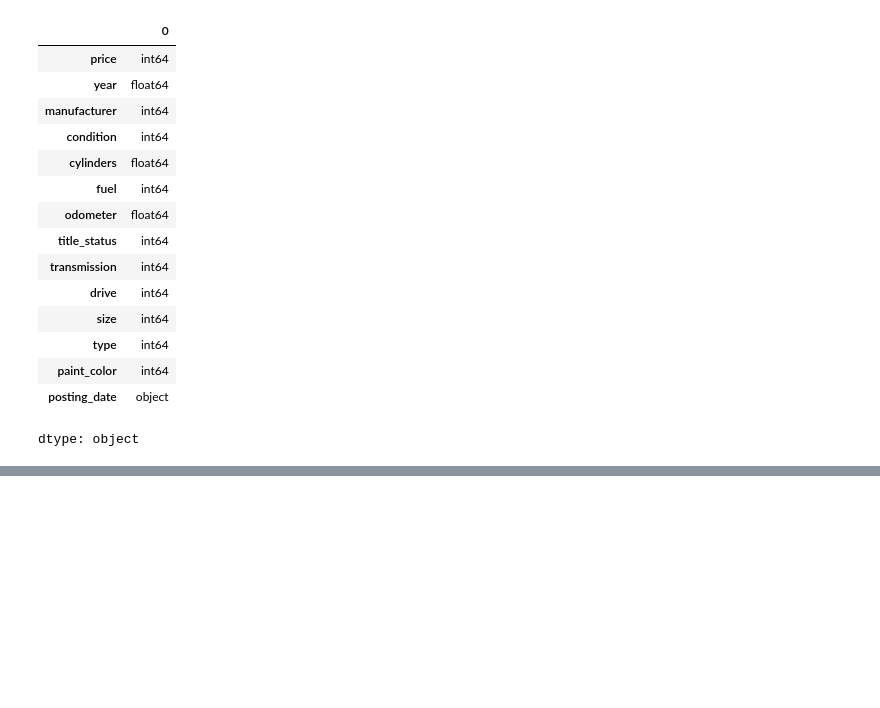
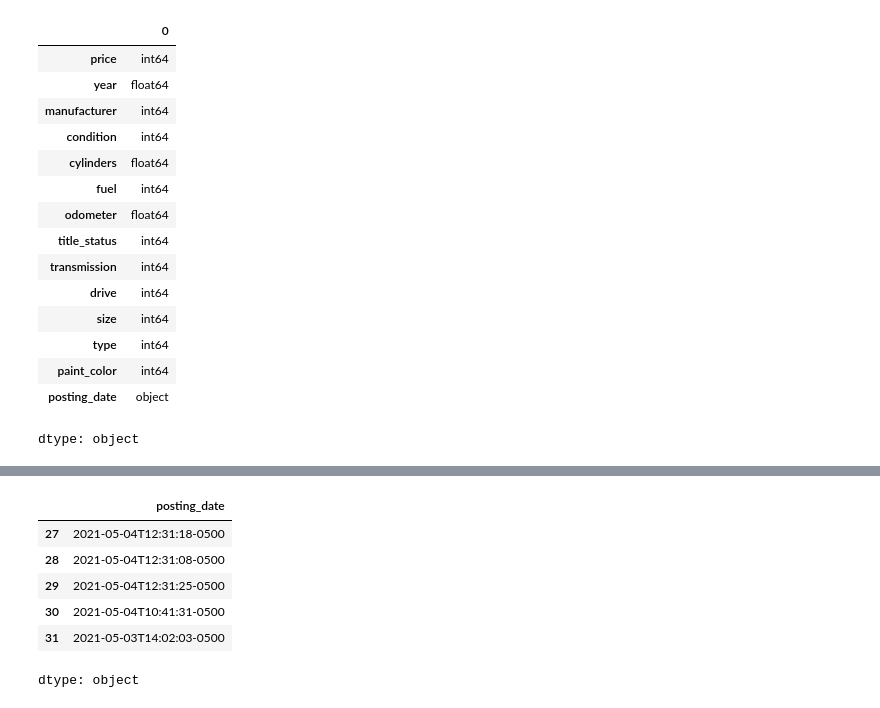
Before and after one commit to wetherc/data-2000, a Jupyter notebook: labs/040_linear-models-lab.ipynb, the cells around one changed output, grey strips where cells are left out. Drawn from its saved outputs; the diff is of its cells as text; code cells hidden in the pictures; blank space fills up the shorter version.

```diff
--- a/labs/040_linear-models-lab.ipynb
+++ b/labs/040_linear-models-lab.ipynb
@@ -571,0 +520,10 @@ data.loc[data["odometer"] <= 250000, :].head()
+# %%
+data[data["posting_date"].notna()]["posting_date"].head()
+# %% [output]
+|  | posting_date |
+| 27 | 2021-05-04T12:31:18-0500 |
+| 28 | 2021-05-04T12:31:08-0500 |
+| 29 | 2021-05-04T12:31:25-0500 |
+| 30 | 2021-05-04T10:41:31-0500 |
+| 31 | 2021-05-03T14:02:03-0500 |
+dtype: object
```
Also changed, not shown: parts of 18 cells of this notebook.
